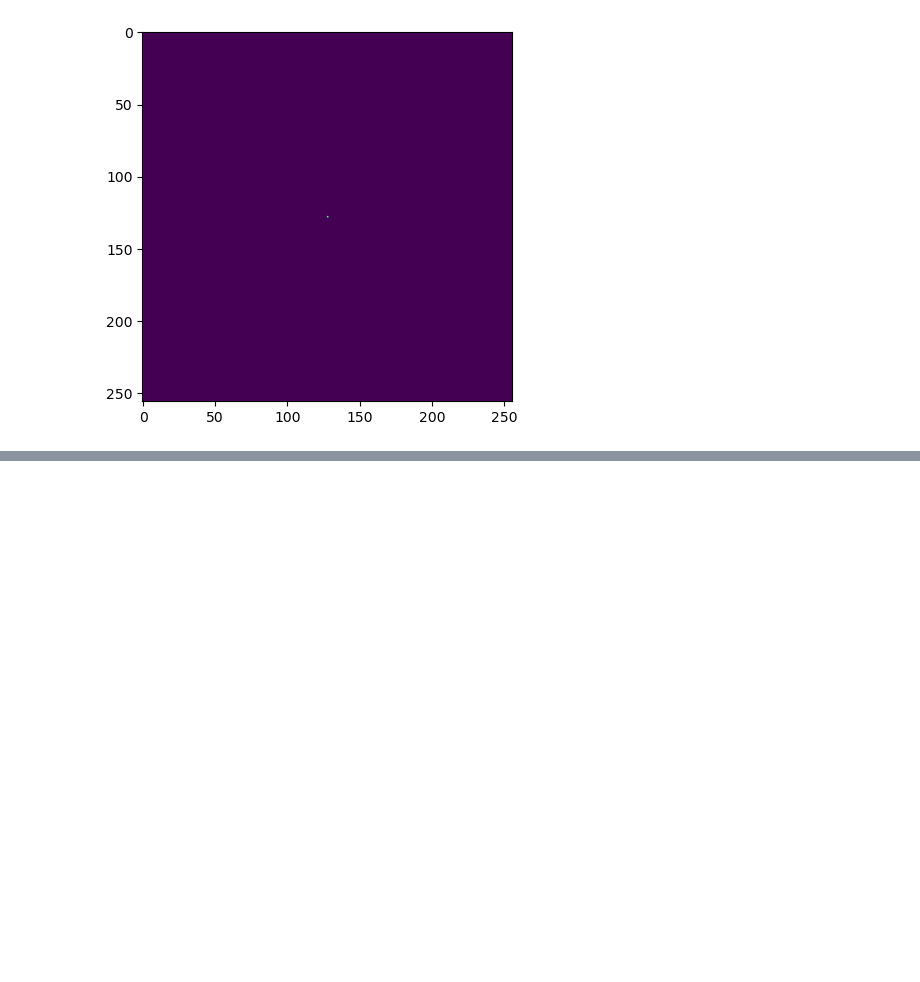
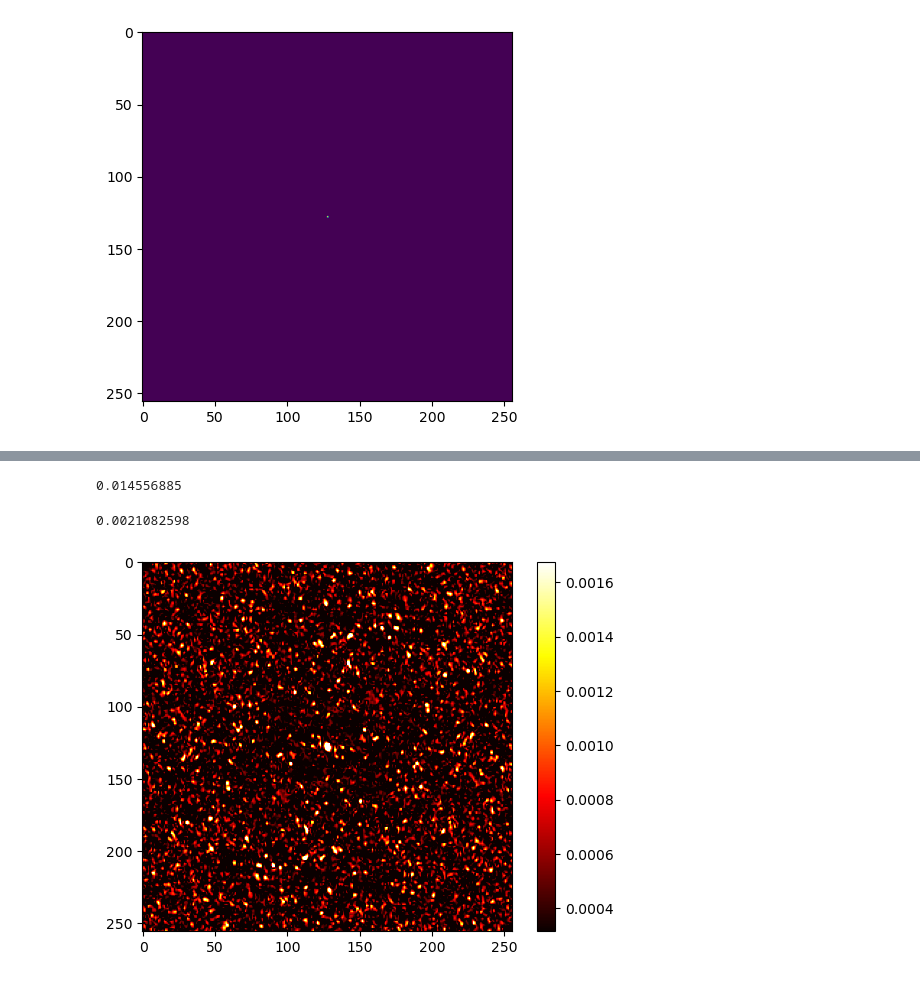
Before and after one commit to tart-telescope/array-optimization, a Jupyter notebook: Histogram_ect.ipynb, the cells around one changed output, grey strips where cells are left out. Saved outputs shown, nothing was run; the diff lists cells and outputs as text; code cells hidden in the pictures; blank space fills up the shorter version.

```diff
--- a/Histogram_ect.ipynb
+++ b/Histogram_ect.ipynb
@@ -191,11 +208,11 @@ def imageing_from_pos(param):
     y, x = torch.meshgrid(torch.arange(width), torch.arange(width))
     mask = (x - cx)**2 + (y - cy)**2 <= 1**2
 
-    masked_uv = sky_im * mask
-    outofmask=sky_im-masked_uv
+    masked_im = sky_im * mask
+    outofmask=sky_im-masked_im
 
 
-    return sky_im, sky, new_uv, baselines, masked_uv, outofmask
+    return sky_im, sky, new_uv, baselines, masked_im, outofmask
 # %%
 sky_im_best, sky_best, new_uv_best, baselines_best, masked_uv_best, outofmask_best = imageing_from_pos(best_params)
 # %%
@@ -215,3 +240,25 @@ plt.show()
+# %%
+sky_im_best_n=sky_im_best.detach().numpy()
+np.abs(np.max(sky_im_best_n))
+# %% [output]
+0.014556885
+# %%
+np.abs(np.min(sky_im_best_n))
+# %% [output]
+0.0021082598
+# %%
+making_sky_im=(np.abs(sky_im_best.detach().numpy()))
+
+vmin = 0.0016765051
+vmax = 0.00035
+
+
+plt.imshow(making_sky_im,cmap='hot',vmin=vmin, vmax=vmax)
+plt.colorbar()
+#plt.savefig('bad image?')
+plt.show()
+# %% [output]
+[figure, added]
 # %%
 sky_im_worst, sky_worst, new_uv_worst, baselines_worst, masked_uv_worst, outofmask_worst = imageing_from_pos(worst_params)
 # %%
```
Also changed, not shown: parts of 11 cells of this notebook, 3 other files.
